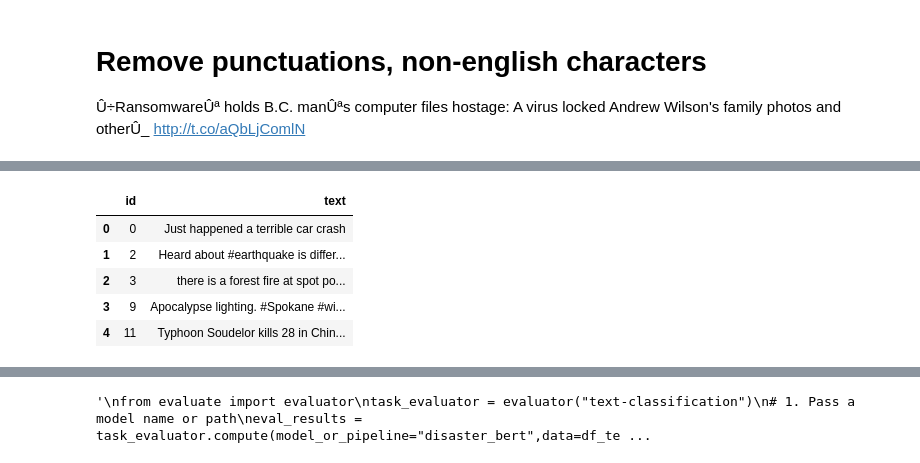
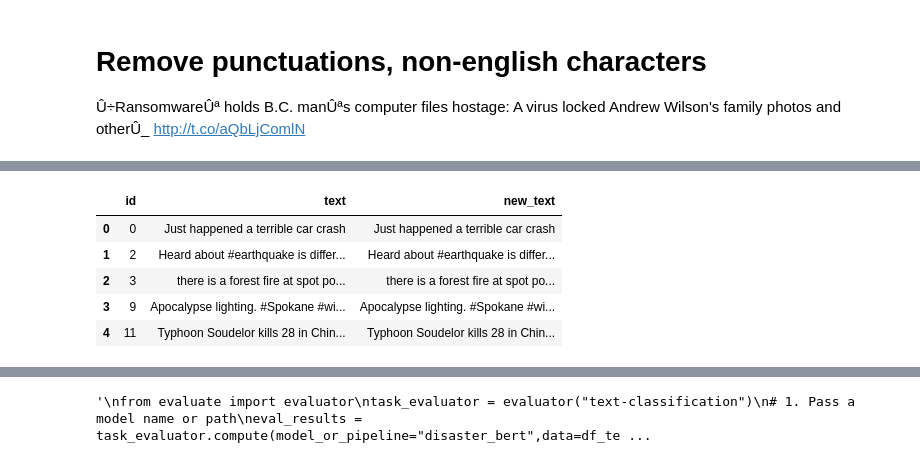
Before and after one commit to aadishchopra/NLP, a Jupyter notebook: disastertweets.ipynb, the cells around one changed output, grey strips where cells are left out. Drawn from its saved outputs; the diff is of its cells as text; code cells hidden in the pictures.

```diff
--- a/disastertweets.ipynb
+++ b/disastertweets.ipynb
@@ -64,19 +56,19 @@ b'\xc2\x89'
 # %%
 pd.set_option('display.max_colwidth', None)
 df_test=pd.read_csv('/kaggle/input/nlp-getting-started/test.csv')
 
 df_test=pd.DataFrame(df_test,columns=['id','text'])
-
+df_test['new_text']=df_test['text'].apply(lambda x : x.encode('ascii',errors='ignore').decode())
 
 
 df_test.head()
 # %% [output]
-|  | id | text |
-| 0 | 0 | Just happened a terrible car crash |
-| 1 | 2 | Heard about #earthquake is differ... |
-| 2 | 3 | there is a forest fire at spot po... |
-| 3 | 9 | Apocalypse lighting. #Spokane #wi... |
-| 4 | 11 | Typhoon Soudelor kills 28 in Chin... |
+|  | id | text | new_text |
+| 0 | 0 | Just happened a terrible car crash | Just happened a terrible car crash |
+| 1 | 2 | Heard about #earthquake is differ... | Heard about #earthquake is differ... |
+| 2 | 3 | there is a forest fire at spot po... | there is a forest fire at spot po... |
+| 3 | 9 | Apocalypse lighting. #Spokane #wi... | Apocalypse lighting. #Spokane #wi... |
+| 4 | 11 | Typhoon Soudelor kills 28 in Chin... | Typhoon Soudelor kills 28 in Chin... |
 # %%
 df_test_dict=datasets.Dataset.from_dict(df_test)
 # %%
```
Also changed, not shown: parts of 15 cells of this notebook.
